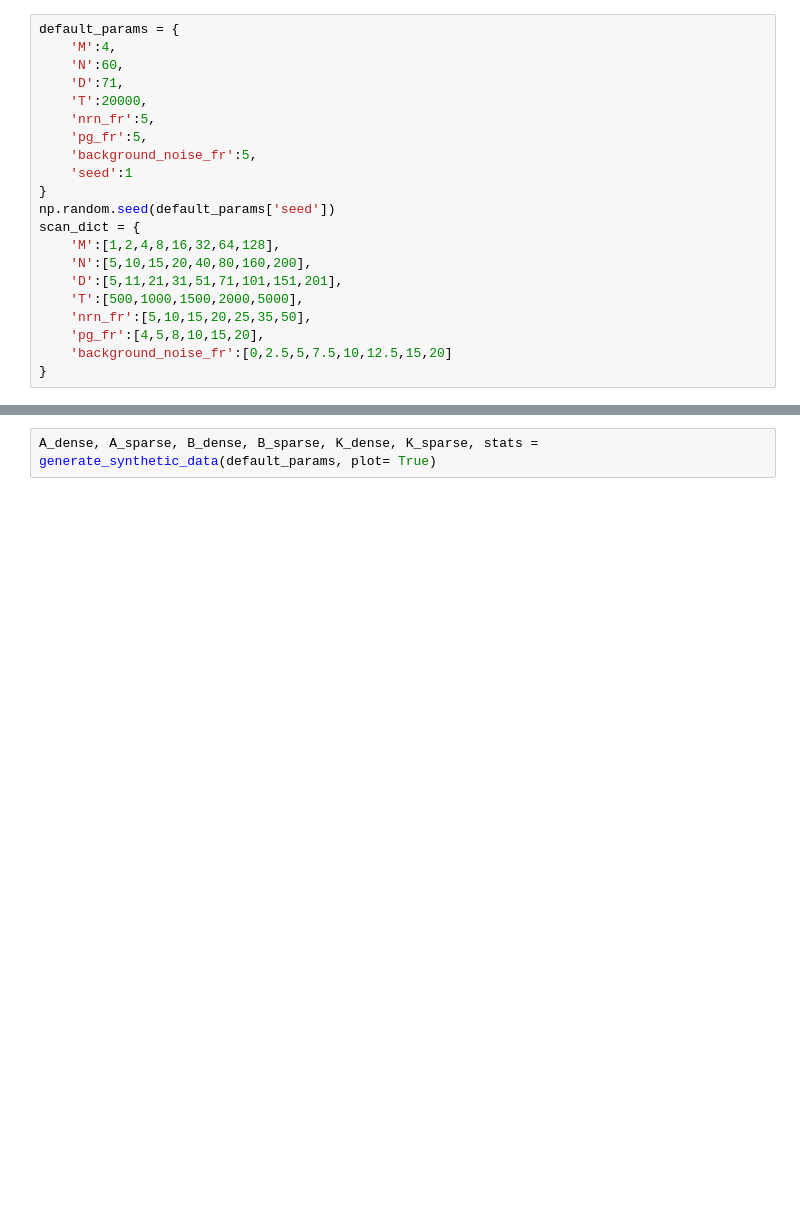
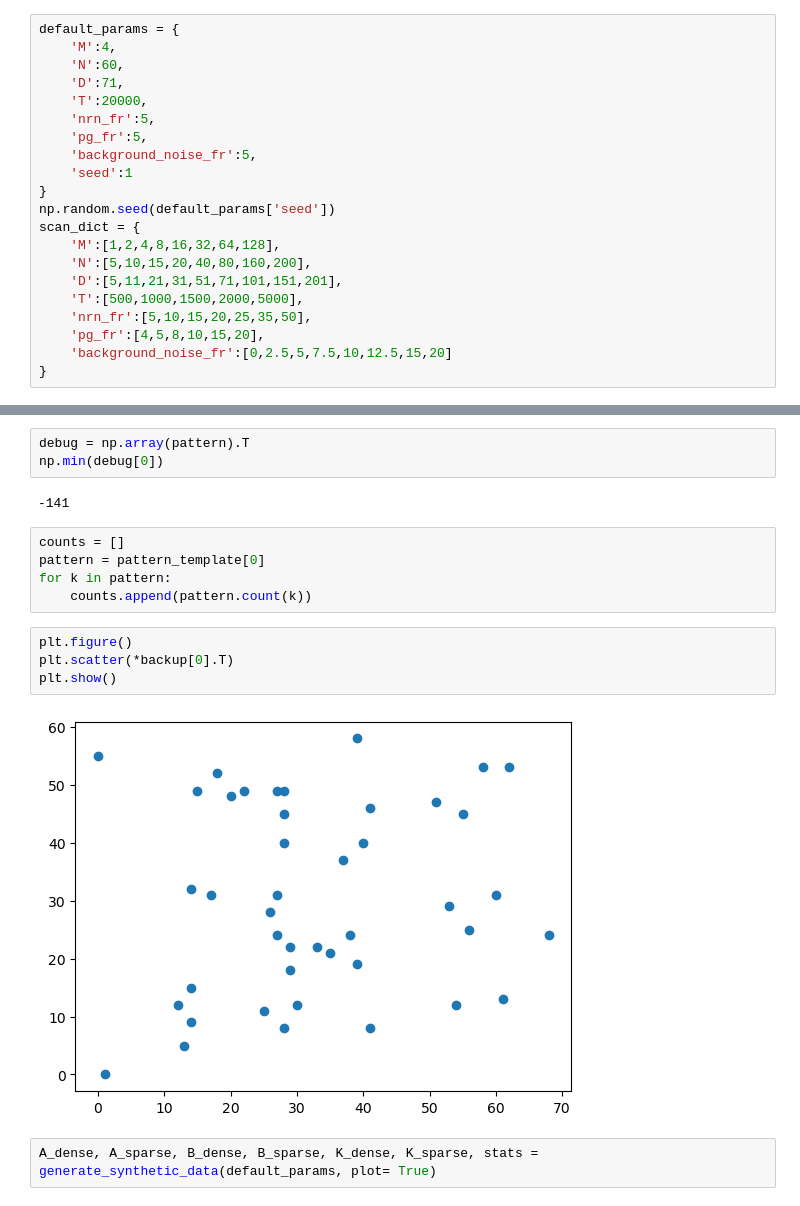
Before and after one commit to CosmicSurgery/thesis_notebooks, a Jupyter notebook: 2023.09.26 - Final Drafts/2023.09.26 - Sparse Detection Algorithm.ipynb, the cells around one changed output, grey strips where cells are left out. Drawn from its saved outputs; the diff is of its cells as text; blank space fills up the shorter version.

```diff
--- a/2023.09.26 - Final Drafts/2023.09.26 - Sparse Detection Algorithm.ipynb
+++ b/2023.09.26 - Final Drafts/2023.09.26 - Sparse Detection Algorithm.ipynb
@@ -395,3 +569,19 @@ scan_dict = {
+# %%
+debug = np.array(pattern).T
+np.min(debug[0])
+# %% [output]
+-141
+# %%
+counts = []
+pattern = pattern_template[0]
+for k in pattern:
+    counts.append(pattern.count(k))
+# %%
+plt.figure()
+plt.scatter(*backup[0].T)
+plt.show()
+# %% [output]
+[figure, added]
 # %%
 A_dense, A_sparse, B_dense, B_sparse, K_dense, K_sparse, stats = generate_synthetic_data(default_params, plot= True)
 # %% [output]
```
Also changed, not shown: parts of 6 cells of this notebook, 3 other files.
